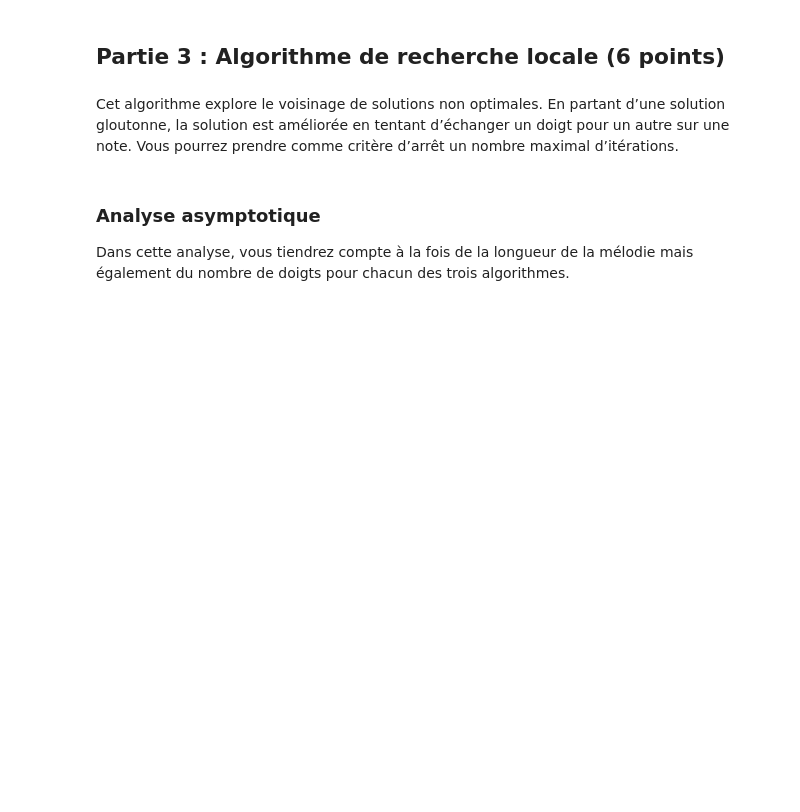
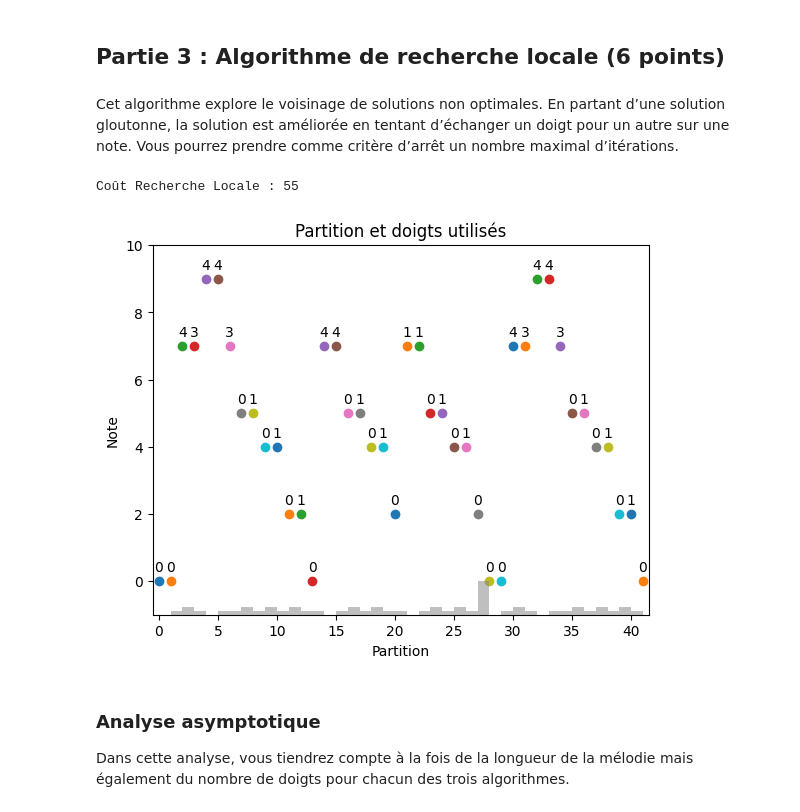
Before and after one commit to TPerronTouchette/INF8775, a Jupyter notebook: TP2-A25/Perron-Touchette_2201589_Benouhoud_2188585.ipynb, the cells around one changed output. Drawn from its saved outputs; the diff is of its cells as text; code cells hidden in the pictures; blank space fills up the shorter version.

Commit message:
feat: add the localSearch algorithm with the basis analysis

```diff
--- a/TP2-A25/Perron-Touchette_2201589_Benouhoud_2188585.ipynb
+++ b/TP2-A25/Perron-Touchette_2201589_Benouhoud_2188585.ipynb
@@ -636,14 +664,53 @@ La méthode peut varier d'un algorithme à l'autre. Justifiez les choix ici et a
 Cet algorithme explore le voisinage de solutions non optimales. En partant d’une solution gloutonne, la
 solution est améliorée en tentant d’échanger un doigt pour un autre sur une note. Vous pourrez prendre
 comme critère d’arrêt un nombre maximal d’itérations.
-# %%
-def localSearch(partition):
-    solution = [0 for i in range(len(partition))]
-    return solution
-
-solutionLocal = localSearch(partition)
-print("Coût Recherche Locale :", getTotalCost(costs, partition, solutionLocal))
-visualize_solution(costs, partition, solutionLocal)
+# %%
+def cout_total(partition, doigts):
+    return sum(
+        costs[partition[i], doigts[i], partition[i+1], doigts[i+1]]
+        for i in range(len(partition) - 1)
+    )
+
+def localSearch(partition: list[int], max_iteration: int = 20):
+    # Étape 1 : solution initiale (glouton)
+    solution = glouton(partition)
+    cout_courant = cout_total(partition, solution)
+
+    for _ in range(max_iteration):
+        meilleur_voisin = solution.copy()
+        meilleur_cout = cout_courant
+        amelioration = False
+
+        # Étape 2 : explorer le voisinage
+        for i in range(len(partition)):
+            for doigt_alternatif in range(D):
+                if doigt_alternatif == solution[i]:
+                    continue
+
+                voisin = solution.copy()
+                voisin[i] = doigt_alternatif
+                cout_voisin = cout_total(partition, voisin)
+
+                if cout_voisin < meilleur_cout:
+                    meilleur_voisin = voisin
+                    meilleur_cout = cout_voisin
+                    amelioration = True
+
+
+        if amelioration:
+            solution = meilleur_voisin
+            cout_courant = meilleur_cout
+        else:
+            break
+
+    return solution
+
+solutionLocal = localSearch(partition)
+print("Coût Recherche Locale :", getTotalCost(costs, partition, solutionLocal))
+visualize_solution(costs, partition, solutionLocal)
+# %% [output]
+Coût Recherche Locale : 55
+[figure, added]
 # %% [markdown]
 ### Analyse asymptotique
 
```
Also changed, not shown: parts of 8 cells of this notebook, 2 other files.
